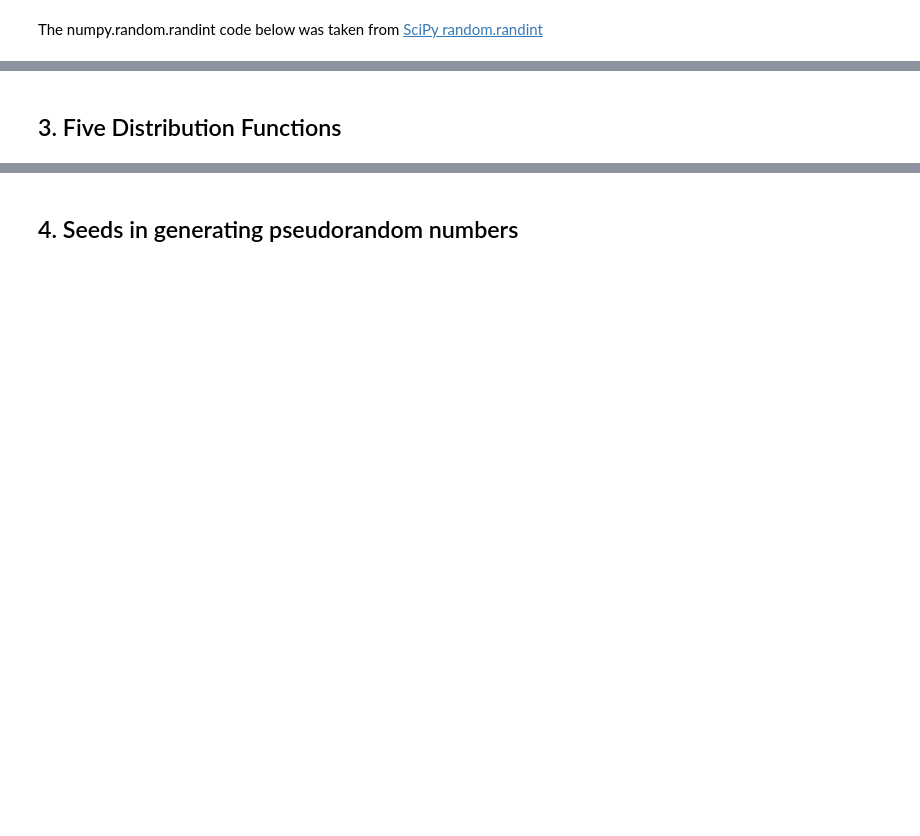
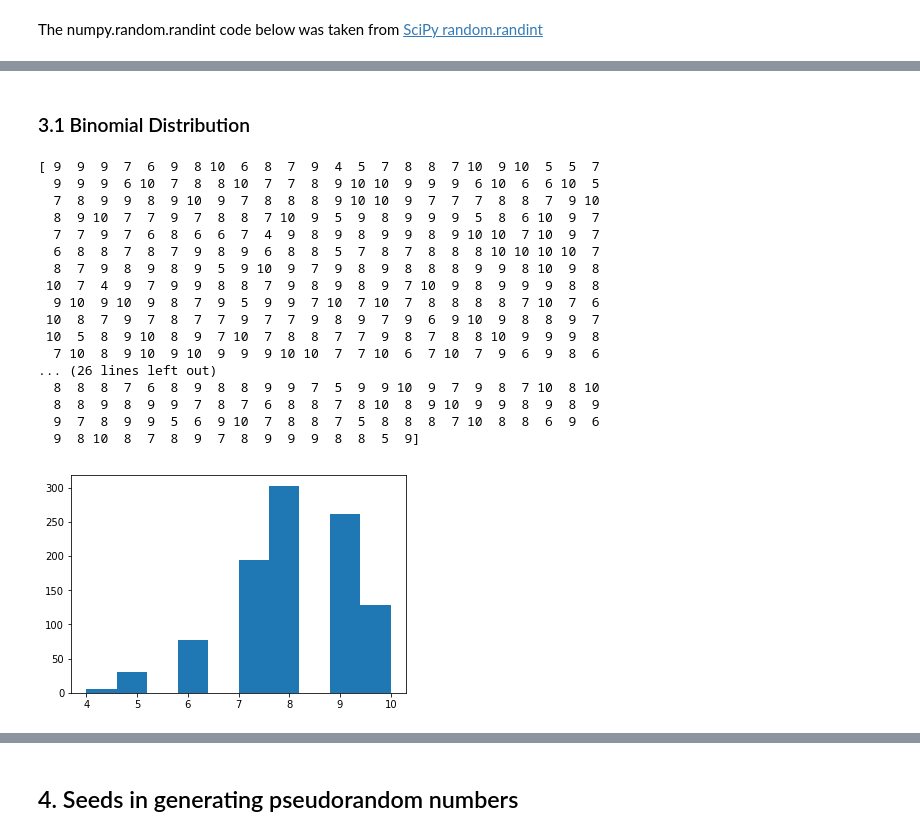
Before and after one commit to moranneil/Programming-For-Data-Analysis-Assignment-2019, a Jupyter notebook: NumpyRandom.ipynb, the cells around one changed output, grey strips where cells are left out. Cells and saved outputs as stored; diff of their text form; code cells hidden in the pictures; blank space fills up the shorter version.

```diff
--- a/NumpyRandom.ipynb
+++ b/NumpyRandom.ipynb
@@ -282,2 +339,27 @@ int32
 # %% [markdown]
-## 3. Five Distribution Functions
+### 3.1 Binomial Distribution
+# %%
+bino = np.random.binomial(10,.8,1000)
+print(bino)
+%matplotlib inline
+plt.hist(bino)
+plt.show()
+# %% [output]
+[ 9  9  9  7  6  9  8 10  6  8  7  9  4  5  7  8  8  7 10  9 10  5  5  7
+  9  9  9  6 10  7  8  8 10  7  7  8  9 10 10  9  9  9  6 10  6  6 10  5
+  7  8  9  9  8  9 10  9  7  8  8  8  9 10 10  9  7  7  7  8  8  7  9 10
+  8  9 10  7  7  9  7  8  8  7 10  9  5  9  8  9  9  9  5  8  6 10  9  7
+  7  7  9  7  6  8  6  6  7  4  9  8  9  8  9  9  8  9 10 10  7 10  9  7
+  6  8  8  7  8  7  9  8  9  6  8  8  5  7  8  7  8  8  8 10 10 10 10  7
+  8  7  9  8  9  8  9  5  9 10  9  7  9  8  9  8  8  8  9  9  8 10  9  8
+ 10  7  4  9  7  9  9  8  8  7  9  8  9  8  9  7 10  9  8  9  9  9  8  8
+  9 10  9 10  9  8  7  9  5  9  9  7 10  7 10  7  8  8  8  8  7 10  7  6
+ 10  8  7  9  7  8  7  7  9  7  7  9  8  9  7  9  6  9 10  9  8  8  9  7
+ 10  5  8  9 10  8  9  7 10  7  8  8  7  7  9  8  7  8  8 10  9  9  9  8
+  7 10  8  9 10  9 10  9  9  9 10 10  7  7 10  6  7 10  7  9  6  9  8  6
+... (26 lines left out)
+  8  8  8  7  6  8  9  8  8  9  9  7  5  9  9 10  9  7  9  8  7 10  8 10
+  8  8  9  8  9  9  7  8  7  6  8  8  7  8 10  8  9 10  9  9  8  9  8  9
+  9  7  8  9  9  5  6  9 10  7  8  8  7  5  8  8  8  7 10  8  8  6  9  6
+  9  8 10  8  7  8  9  7  8  9  9  9  8  8  5  9]
+[figure, added]
```
Also changed, not shown: parts of 27 cells of this notebook.
